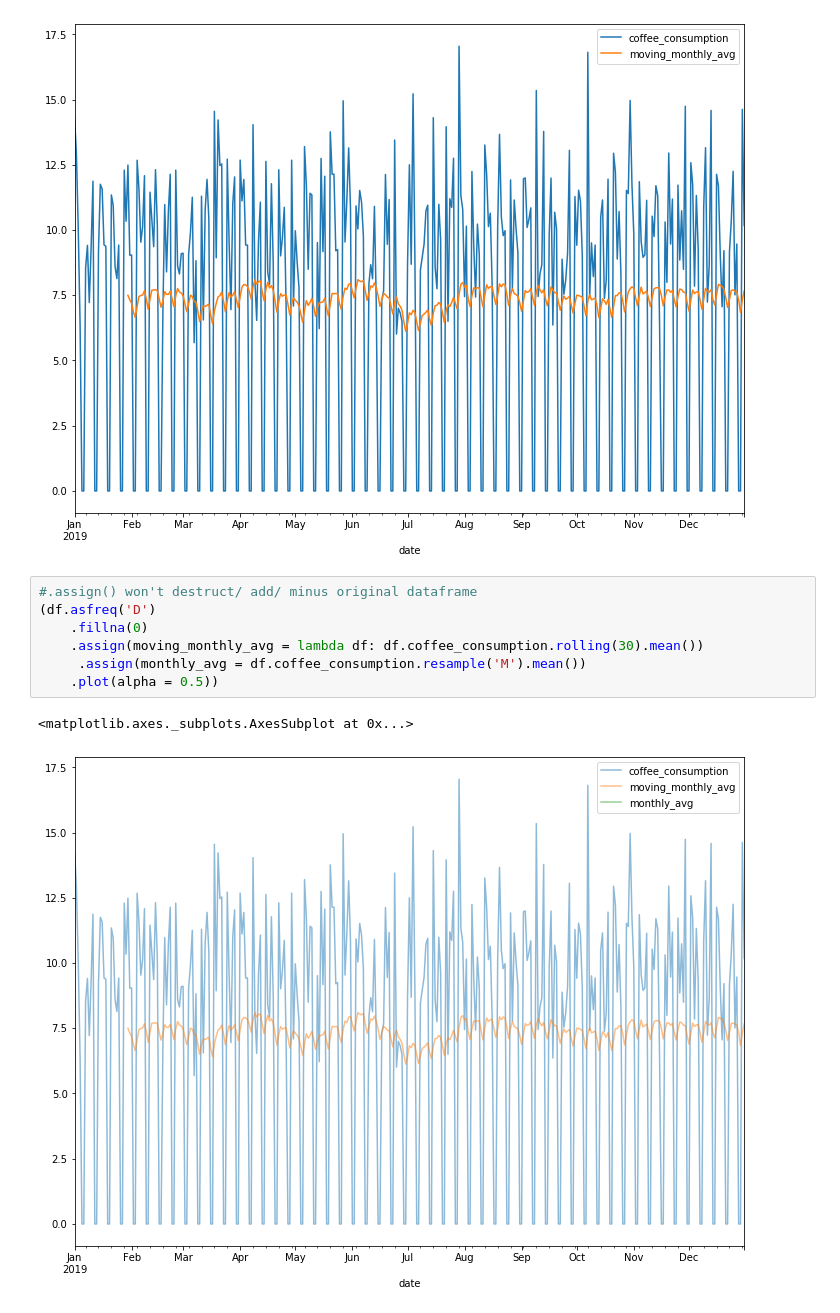
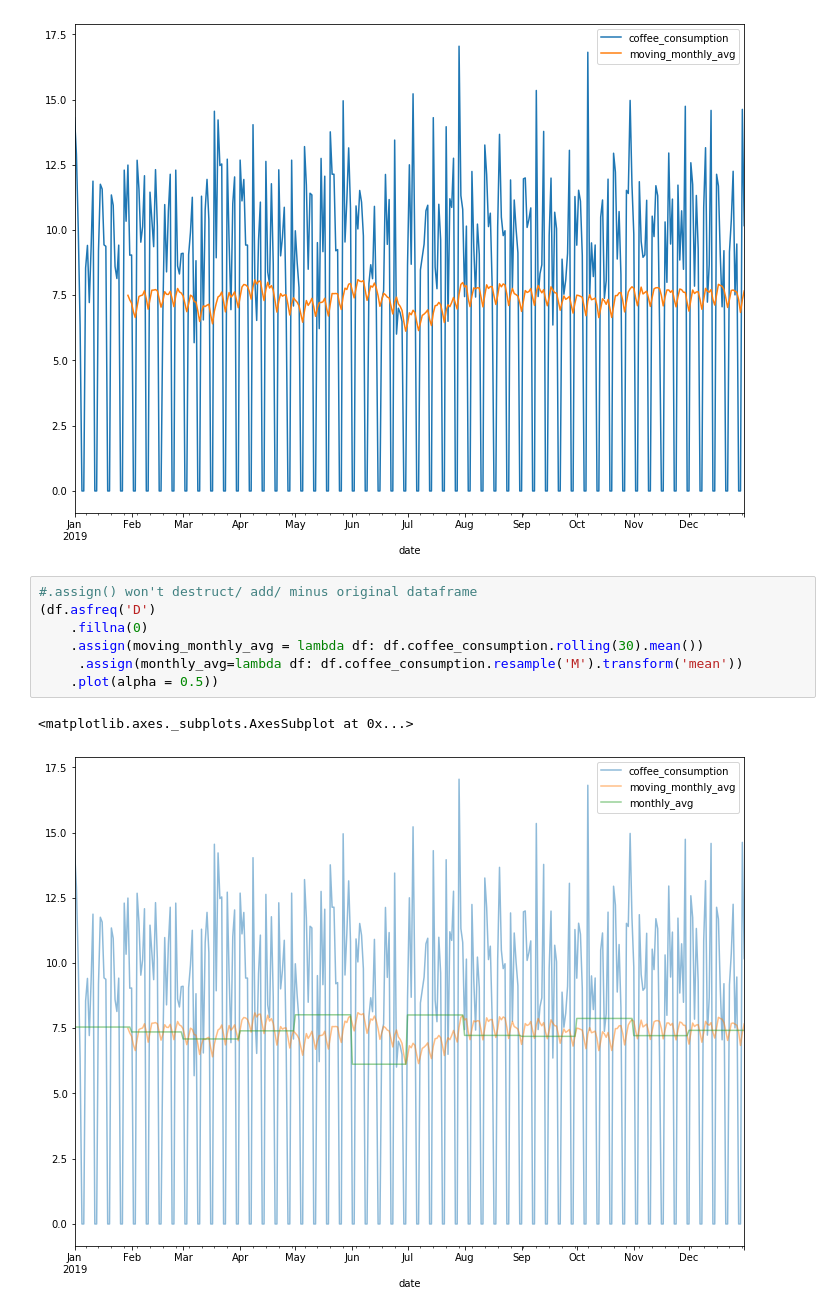
Before and after one commit to Jacqueline-A-Shay/ds-methodologies-exercises, a Jupyter notebook: time_series/2019-11-14_note.ipynb, the cells around one changed output. Cells and saved outputs as stored; diff of their text form.

```diff
--- a/time_series/Untitled1.ipynb
+++ b/time_series/2019-11-14_note.ipynb
@@ -395,10 +399,10 @@ df.resample('M').coffee_consumption.mean().plot()
 # %%
 #.assign() won't destruct/ add/ minus original dataframe
 (df.asfreq('D')
     .fillna(0)
     .assign(moving_monthly_avg = lambda df: df.coffee_consumption.rolling(30).mean())
-     .assign(monthly_avg = df.coffee_consumption.resample('M').mean())
+     .assign(monthly_avg=lambda df: df.coffee_consumption.resample('M').transform('mean'))
     .plot(alpha = 0.5))
 # %% [output]
 <matplotlib.axes._subplots.AxesSubplot at 0x...>
-[figure, old version]
+[figure, new version]
```
Also changed, not shown: parts of 4 cells of this notebook.
